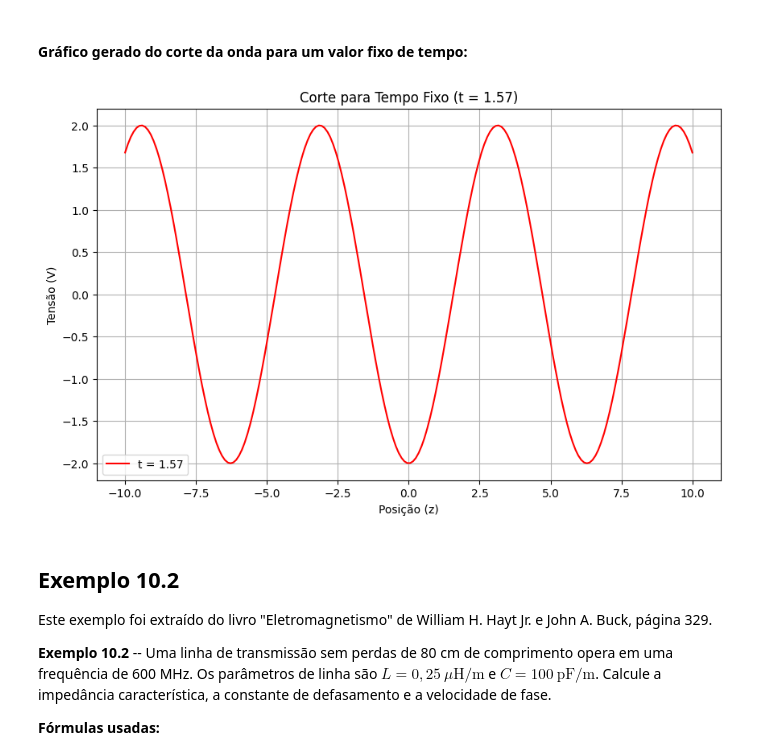
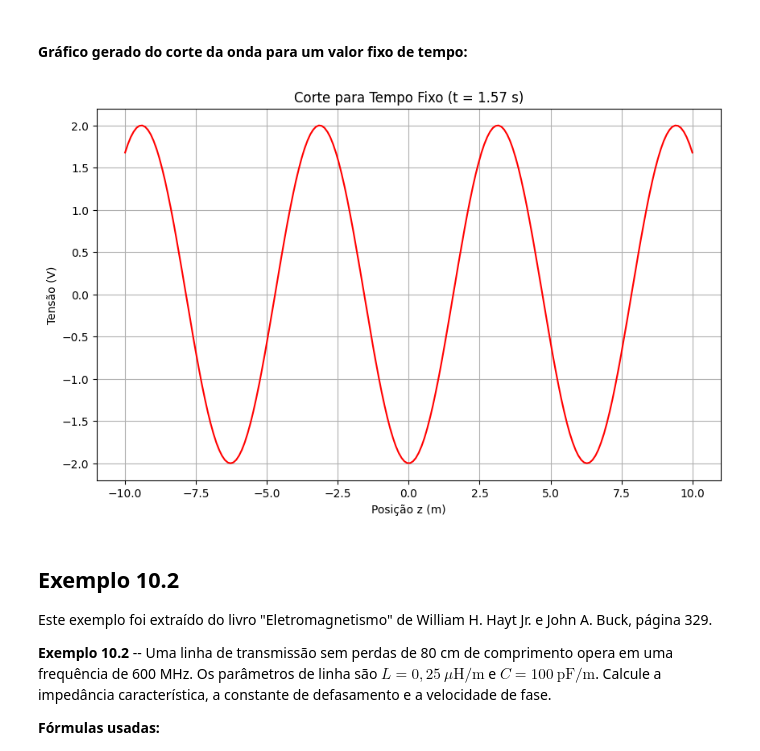
Before and after one commit to roberto1929/cadernos_jupyter, a Jupyter notebook: capitulo_10.ipynb, the cells around one changed output. Saved outputs shown, nothing was run; the diff lists cells and outputs as text; code cells hidden in the pictures.

```diff
--- a/capitulo_10.ipynb
+++ b/capitulo_10.ipynb
@@ -136,18 +115,6 @@ plt.show()
 # %% [markdown]
 #### Gráfico gerado do corte da onda para um valor fixo de posição:
 # %%
-import numpy as np
-import matplotlib.pyplot as plt
-
-# Definir as constantes
-V0 = 1.0       # Amplitude da onda
-omega = 2.0    # Frequência angular (rad/s)
-beta = 1.0     # Constante de fase (rad/m)
-
-# Definir a função que calcula a tensão total
-def V_total(z, t):
-    return 2 * V0 * np.cos(beta * z) * np.cos(omega * t)
-
 # Definir os vetores de tempo (t) e a posição fixa (z)
 t = np.linspace(0, 2*np.pi, 200)   # 200 pontos de 0 a 2π
 z_fixo = 0.0                    # Posição fixa
@@ -156,11 +123,10 @@ V_t_fixo = [V_total(z_fixo, ti) for ti in t]
 # Plot do corte para um valor fixo de posição
 plt.figure(figsize=(10, 6))
 plt.plot(t, V_t_fixo, label=f'z = {z_fixo}', color='blue')
-plt.xlabel("Tempo (t)")
+plt.xlabel("Tempo t (s)")
 plt.ylabel("Tensão (V)")
-plt.title(f"Corte para Posição Fixa (z = {z_fixo})")
+plt.title(f"Corte para Posição Fixa (z = {z_fixo} m)")
 plt.grid(True)
-plt.legend()
 
 # Mostrar o gráfico
 plt.show()
@@ -169,36 +135,23 @@ plt.show()
 # %% [markdown]
 #### Gráfico gerado do corte da onda para um valor fixo de tempo:
 # %%
-import numpy as np
-import matplotlib.pyplot as plt
-
-# Definir as constantes
-V0 = 1.0       # Amplitude da onda
-omega = 2.0    # Frequência angular (rad/s)
-beta = 1.0     # Constante de fase (rad/m)
-
-# Definir a função que calcula a tensão total
-def V_total(z, t):
-    return 2 * V0 * np.cos(beta * z) * np.cos(omega * t)
-
 # Definir os vetores de posição (z) e tempo fixo (t)
 z = np.linspace(-10, 10, 200)   # 200 pontos de -10 a 10
 t_fixo = np.pi / 2.0            # Tempo fixo
 V_z_fixo = [V_total(zi, t_fixo) for zi in z]
 
 # Plot do corte para um valor fixo de tempo
 plt.figure(figsize=(10, 6))
 plt.plot(z, V_z_fixo, label=f't = {t_fixo:.2f}', color='red')
-plt.xlabel("Posição (z)")
+plt.xlabel("Posição z (m)")
 plt.ylabel("Tensão (V)")
-plt.title(f"Corte para Tempo Fixo (t = {t_fixo:.2f})")
+plt.title(f"Corte para Tempo Fixo (t = {t_fixo:.2f} s)")
 plt.grid(True)
-plt.legend()
 
 # Mostrar o gráfico
 plt.show()
 # %% [output]
-[figure, old version]
+[figure, new version]
 # %% [markdown]
 ## Exemplo 10.2
 
```
Also changed, not shown: parts of 10 cells of this notebook, 1 other file.
